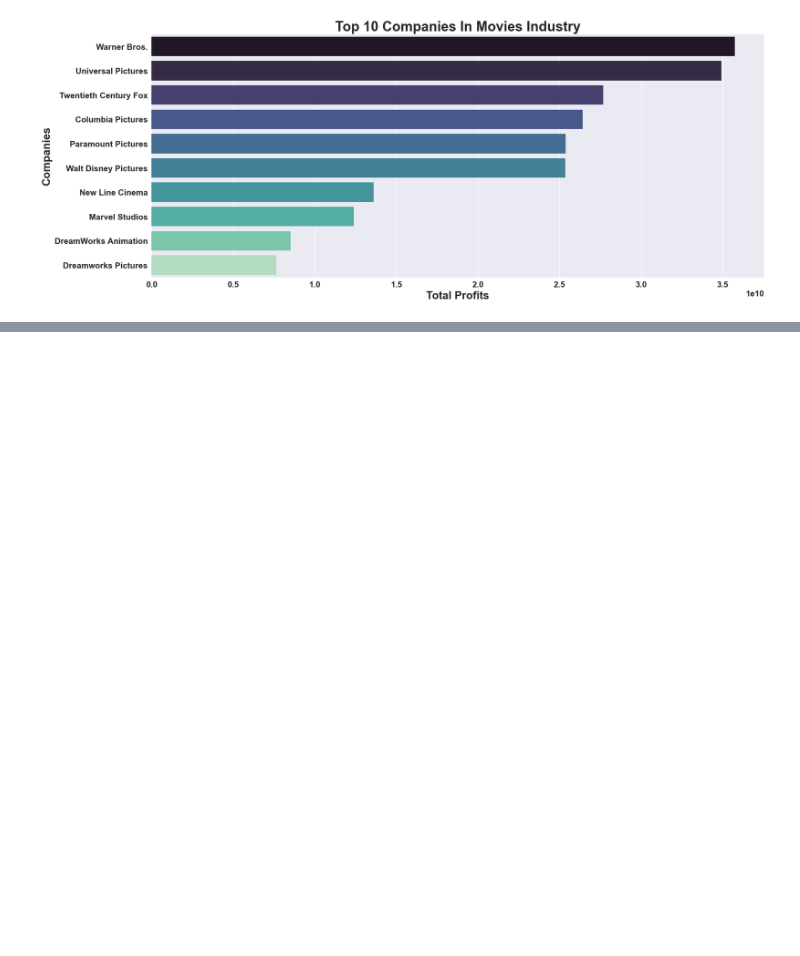
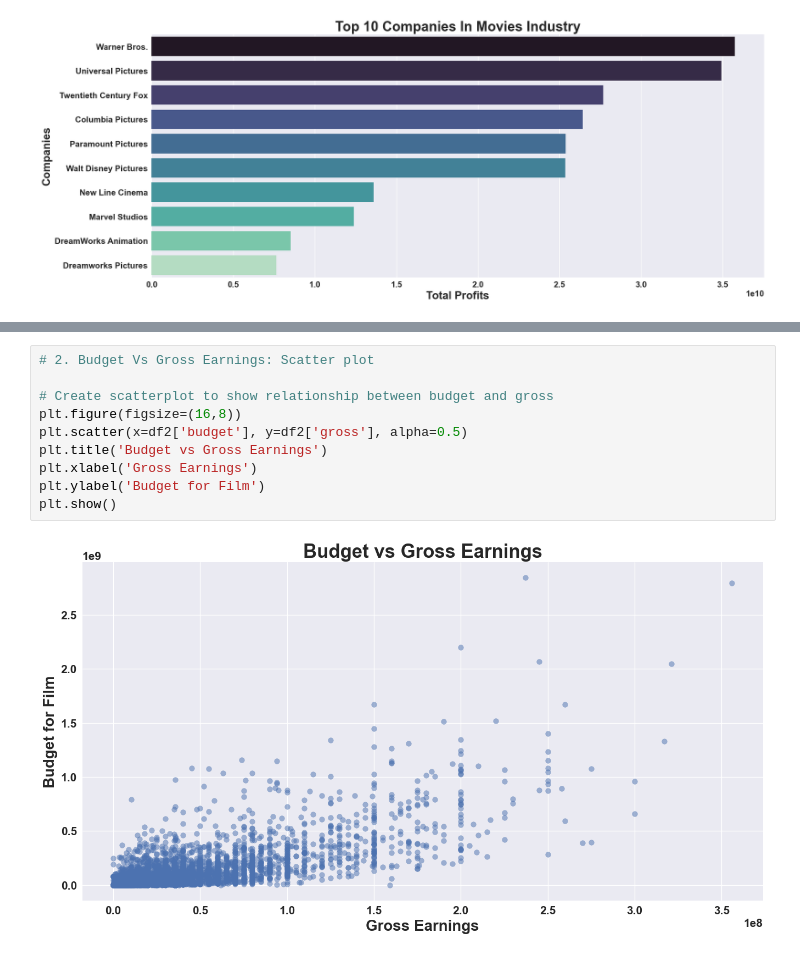
Before and after one commit to Ducduong1811/Data-Analysis, a Jupyter notebook: 7-Data-cleaning-for-movies-data.ipynb, the cells around one changed output, grey strips where cells are left out. Cells and saved outputs as stored; diff of their text form; blank space fills up the shorter version.

```diff
--- a/7-Data-cleaning-for-movies-data.ipynb
+++ b/7-Data-cleaning-for-movies-data.ipynb
@@ -747,0 +759,12 @@ Text(0.5, 1.0, 'Top 10 Companies In Movies Industry')
+# %%
+# 2. Budget Vs Gross Earnings: Scatter plot
+
+# Create scatterplot to show relationship between budget and gross
+plt.figure(figsize=(16,8))
+plt.scatter(x=df2['budget'], y=df2['gross'], alpha=0.5)
+plt.title('Budget vs Gross Earnings')
+plt.xlabel('Gross Earnings')
+plt.ylabel('Budget for Film')
+plt.show()
+# %% [output]
+[figure, added]
```
Also changed, not shown: parts of 5 cells of this notebook.
